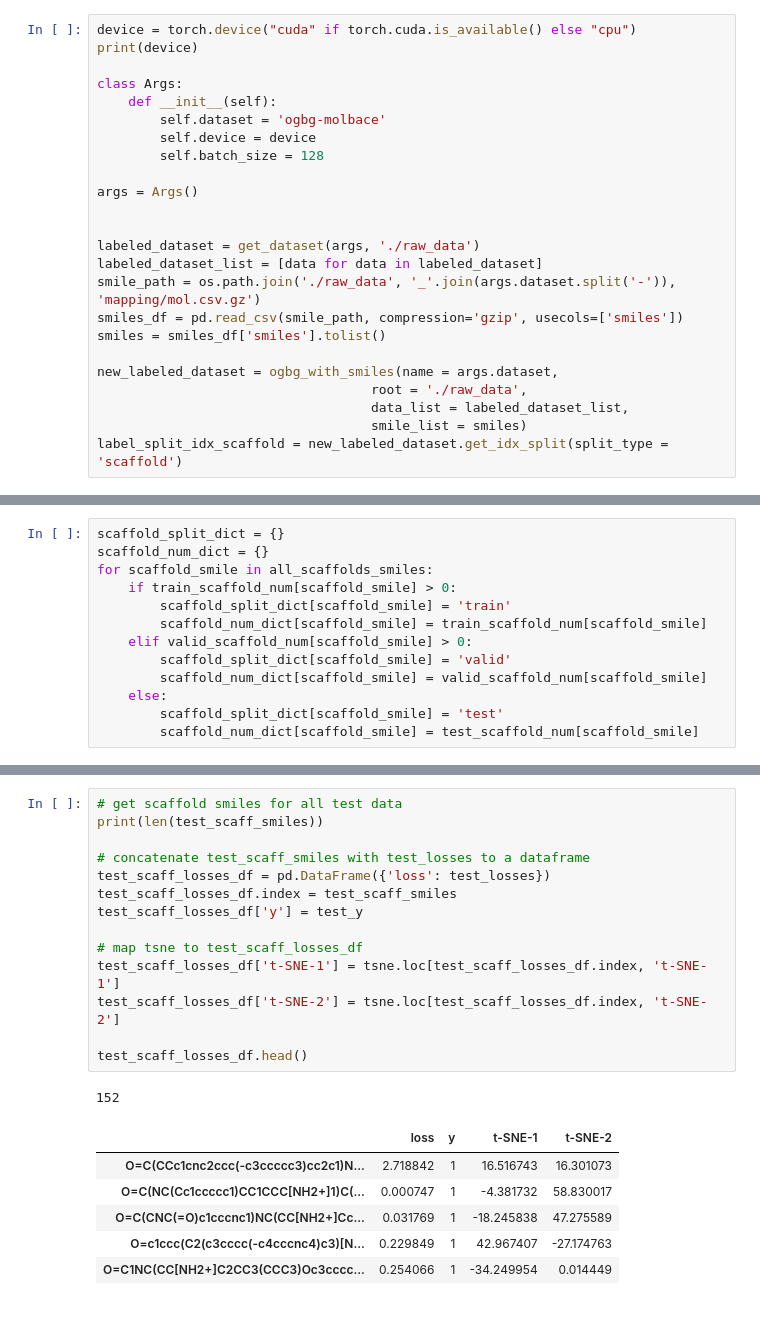
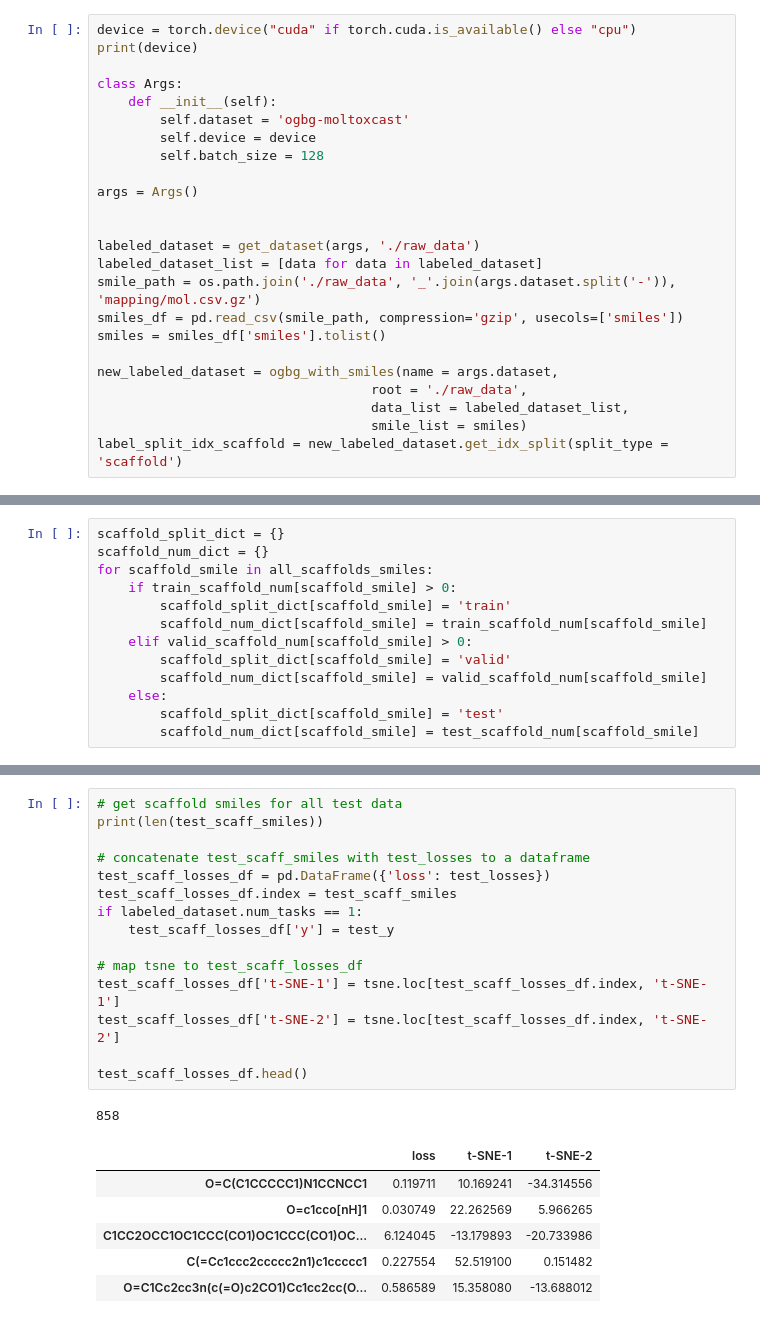
Before and after one commit to xwang38438/data_centric_molscaffold, a Jupyter notebook: test_perf.ipynb, the cells around one changed output, grey strips where cells are left out. Saved outputs shown, nothing was run; the diff lists cells and outputs as text.

```diff
--- a/test_perf.ipynb
+++ b/test_perf.ipynb
@@ -22,7 +22,7 @@ print(device)
 
 class Args:
     def __init__(self):
-        self.dataset = 'ogbg-molbace'
+        self.dataset = 'ogbg-moltoxcast'
         self.device = device
         self.batch_size = 128
 
@@ -149,25 +149,26 @@ We get 152 test losses in total for ogbg-molbace dataset. Matched with # test da
 # %%
 # get scaffold smiles for all test data
 print(len(test_scaff_smiles))
 
 # concatenate test_scaff_smiles with test_losses to a dataframe
 test_scaff_losses_df = pd.DataFrame({'loss': test_losses})
 test_scaff_losses_df.index = test_scaff_smiles
-test_scaff_losses_df['y'] = test_y
+if labeled_dataset.num_tasks == 1:
+    test_scaff_losses_df['y'] = test_y
 
 # map tsne to test_scaff_losses_df
 test_scaff_losses_df['t-SNE-1'] = tsne.loc[test_scaff_losses_df.index, 't-SNE-1']
 test_scaff_losses_df['t-SNE-2'] = tsne.loc[test_scaff_losses_df.index, 't-SNE-2']
 
 test_scaff_losses_df.head()
 # %% [output]
-152
+858
-|  | loss | y | t-SNE-1 | t-SNE-2 |
-| O=C(CCc1cnc2ccc(-c3ccccc3)cc2c1)N... | 2.718842 | 1 | 16.516743 | 16.301073 |
-| O=C(NC(Cc1ccccc1)CC1CCC[NH2+]1)C(... | 0.000747 | 1 | -4.381732 | 58.830017 |
-| O=C(CNC(=O)c1cccnc1)NC(CC[NH2+]Cc... | 0.031769 | 1 | -18.245838 | 47.275589 |
-| O=c1ccc(C2(c3cccc(-c4cccnc4)c3)[N... | 0.229849 | 1 | 42.967407 | -27.174763 |
-| O=C1NC(CC[NH2+]C2CC3(CCC3)Oc3cccc... | 0.254066 | 1 | -34.249954 | 0.014449 |
+|  | loss | t-SNE-1 | t-SNE-2 |
+| O=C(C1CCCCC1)N1CCNCC1 | 0.119711 | 10.169241 | -34.314556 |
+| O=c1cco[nH]1 | 0.030749 | 22.262569 | 5.966265 |
+| C1CC2OCC1OC1CCC(CO1)OC1CCC(CO1)OC... | 6.124045 | -13.179893 | -20.733986 |
+| C(=Cc1ccc2ccccc2n1)c1ccccc1 | 0.227554 | 52.519100 | 0.151482 |
+| O=C1Cc2cc3n(c(=O)c2CO1)Cc1cc2cc(O... | 0.586589 | 15.358080 | -13.688012 |
 # %%
 train_df = tsne[tsne['target'] == 'train']
 # test_df = tsne[tsne['target'] == 'test']
```
Also changed, not shown: parts of 7 cells of this notebook, 9 other files.
